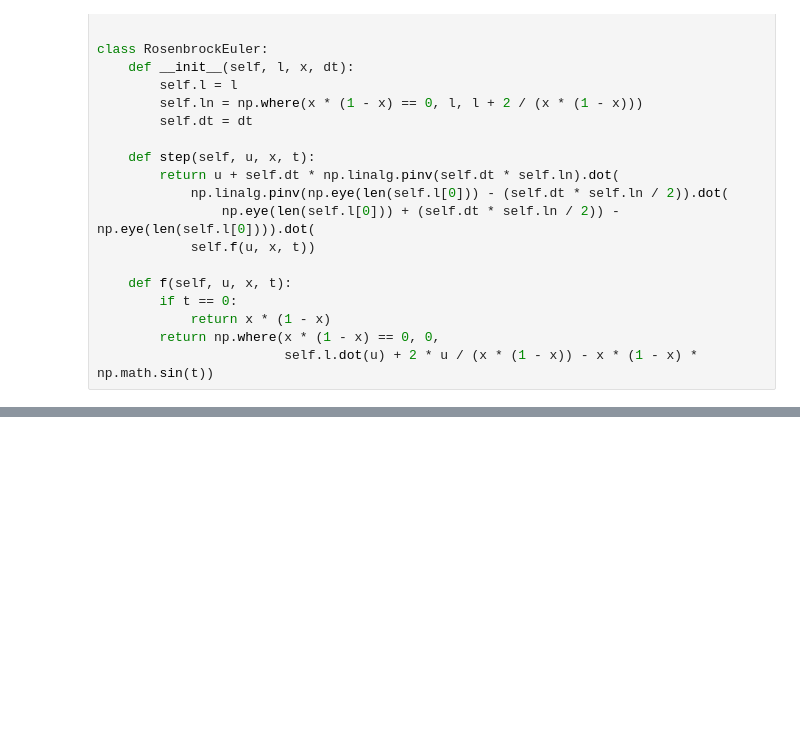
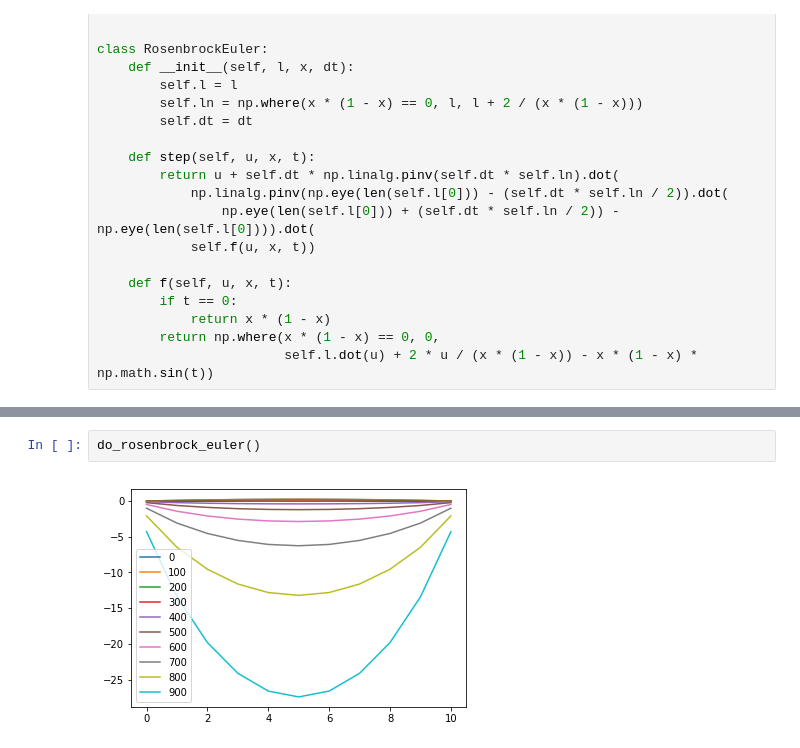
Before and after one commit to hiramekun/SML, a Jupyter notebook: simulation/solve_partial_differential.ipynb, the cells around one changed output, grey strips where cells are left out. Cells and saved outputs as stored; diff of their text form; blank space fills up the shorter version.

```diff
--- a/simulation/solve_partial_differential.ipynb
+++ b/simulation/solve_partial_differential.ipynb
@@ -135,0 +156,4 @@ plt.legend()
+# %%
+do_rosenbrock_euler()
+# %% [output]
+[figure, added]
```
Also changed, not shown: parts of 9 cells of this notebook.
